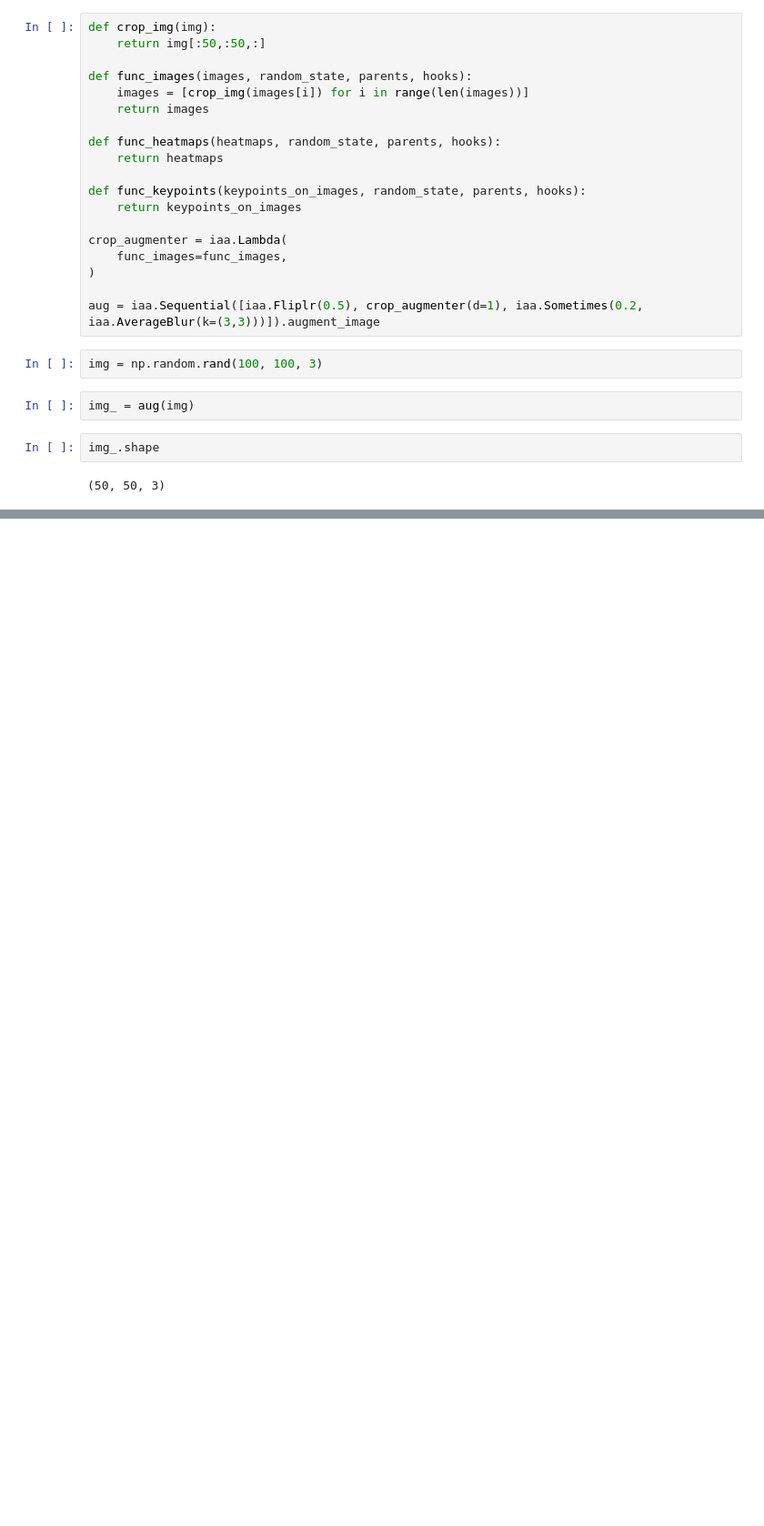
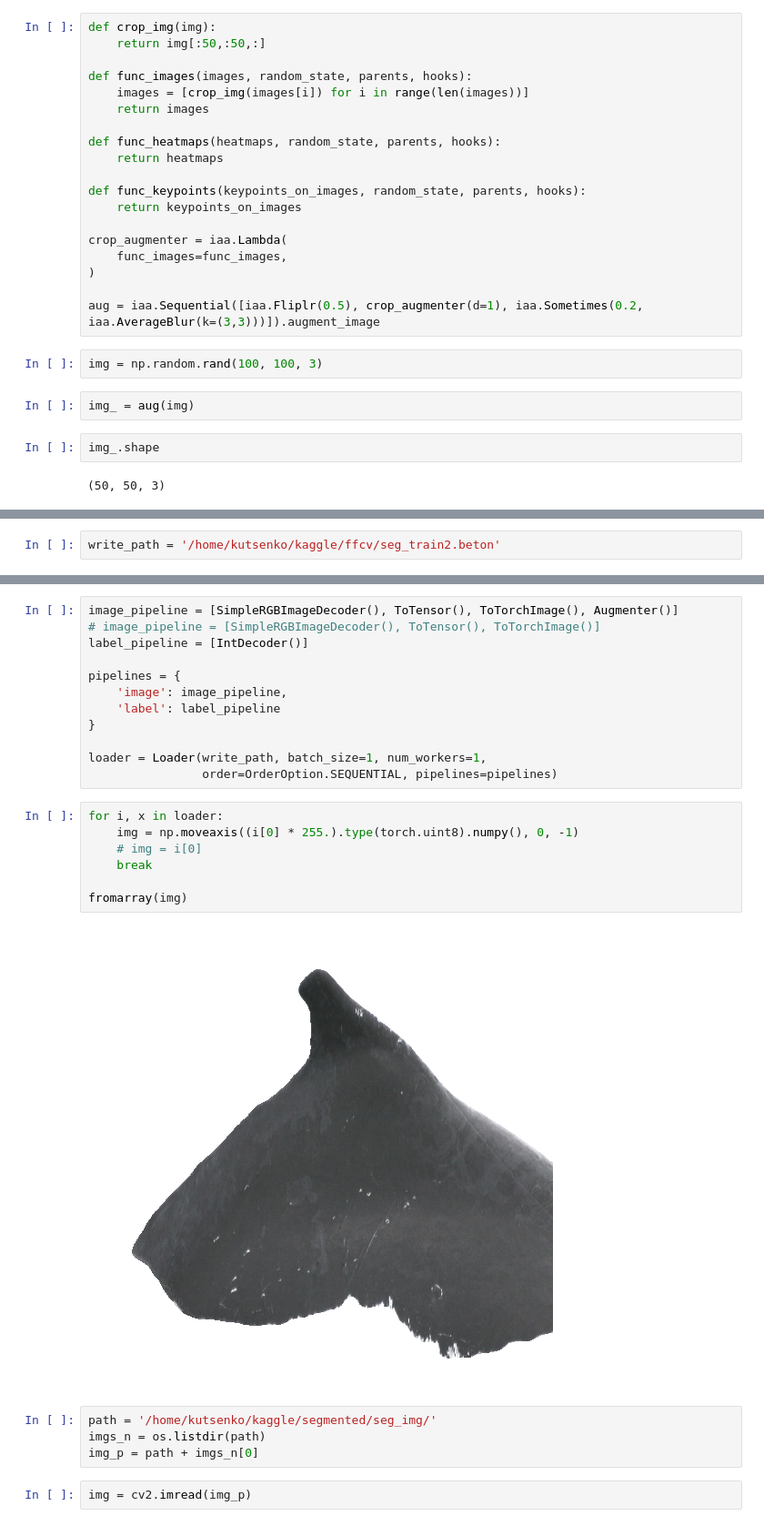
Before and after one commit to T1murKO/happywhale, a Jupyter notebook: test.ipynb, the cells around one changed output, grey strips where cells are left out. Shown: that part at 91% size. Drawn from its saved outputs; the diff is of its cells as text; blank space fills up the shorter version.

```diff
--- a/test.ipynb
+++ b/test.ipynb
@@ -59,0 +98,2 @@ s[s.target != '37c7aba965a5']['image'].nunique()
+# %%
+write_path = '/home/kutsenko/kaggle/ffcv/seg_train2.beton'
@@ -59,0 +135,27 @@ s[s.target != '37c7aba965a5']['image'].nunique()
+# %%
+image_pipeline = [SimpleRGBImageDecoder(), ToTensor(), ToTorchImage(), Augmenter()]
+# image_pipeline = [SimpleRGBImageDecoder(), ToTensor(), ToTorchImage()]
+label_pipeline = [IntDecoder()]
+
+pipelines = {
+    'image': image_pipeline,
+    'label': label_pipeline
+}
+
+loader = Loader(write_path, batch_size=1, num_workers=1,
+                order=OrderOption.SEQUENTIAL, pipelines=pipelines)
+# %%
+for i, x in loader:
+    img = np.moveaxis((i[0] * 255.).type(torch.uint8).numpy(), 0, -1)
+    # img = i[0]
+    break
+
+fromarray(img)
+# %% [output]
+[figure, added]
+# %%
+path = '/home/kutsenko/kaggle/segmented/seg_img/'
+imgs_n = os.listdir(path)
+img_p = path + imgs_n[0]
+# %%
+img = cv2.imread(img_p)
```
Also changed, not shown: parts of 18 cells of this notebook, 20 other files.
